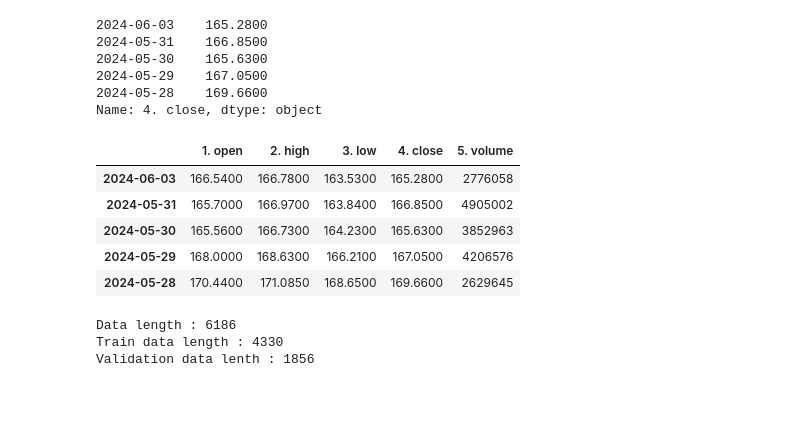
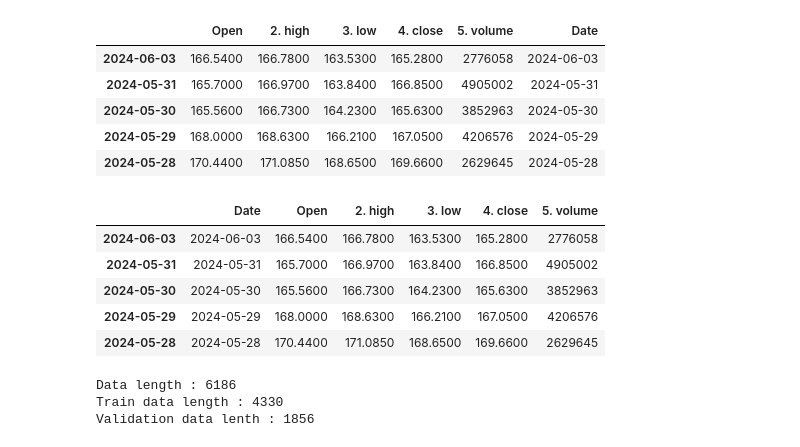
Before and after one commit to tim-boudot/lwhf-investment-strategy, a Jupyter notebook: joe.ipynb, the cells around one changed output. Drawn from its saved outputs; the diff is of its cells as text; code cells hidden in the pictures; blank space fills up the shorter version.

```diff
--- a/joe.ipynb
+++ b/joe.ipynb
@@ -7,14 +8,7 @@ api_data = requests.get(url).json()
 
 apple_df=pd.DataFrame(api_data['Time Series (Daily)']).T
 # %%
-apple_df['4. close'].head()
+#apple_df['4. close'].head()
-# %% [output]
-2024-06-03    165.2800
-2024-05-31    166.8500
-2024-05-30    165.6300
-2024-05-29    167.0500
-2024-05-28    169.6600
-Name: 4. close, dtype: object
 # %%
 import numpy as np # linear algebra
 import pandas as pd # data processing, CSV file I/O (e.g. pd.read_csv)
@@ -29,16 +23,32 @@ import os
 for dirname, _, filenames in os.walk('/kaggle/input'):
     for filename in filenames:
         print(os.path.join(dirname, filename))
-# %%
-data = apple_df
-data.head()
-# %% [output]
-|  | 1. open | 2. high | 3. low | 4. close | 5. volume |
-| 2024-06-03 | 166.5400 | 166.7800 | 163.5300 | 165.2800 | 2776058 |
-| 2024-05-31 | 165.7000 | 166.9700 | 163.8400 | 166.8500 | 4905002 |
-| 2024-05-30 | 165.5600 | 166.7300 | 164.2300 | 165.6300 | 3852963 |
-| 2024-05-29 | 168.0000 | 168.6300 | 166.2100 | 167.0500 | 4206576 |
-| 2024-05-28 | 170.4400 | 171.0850 | 168.6500 | 169.6600 | 2629645 |
+# %%
+data = apple_df
+data['Date']=data.index
+data=data.rename(columns={'1. open':'Open'})
+data.head()
+# %% [output]
+|  | Open | 2. high | 3. low | 4. close | 5. volume | Date |
+| 2024-06-03 | 166.5400 | 166.7800 | 163.5300 | 165.2800 | 2776058 | 2024-06-03 |
+| 2024-05-31 | 165.7000 | 166.9700 | 163.8400 | 166.8500 | 4905002 | 2024-05-31 |
+| 2024-05-30 | 165.5600 | 166.7300 | 164.2300 | 165.6300 | 3852963 | 2024-05-30 |
+| 2024-05-29 | 168.0000 | 168.6300 | 166.2100 | 167.0500 | 4206576 | 2024-05-29 |
+| 2024-05-28 | 170.4400 | 171.0850 | 168.6500 | 169.6600 | 2629645 | 2024-05-28 |
+# %%
+cols = data.columns.tolist()
+cols
+cols = cols[-1:] + cols[:-1]
+cols
+data=data[cols]
+data.head()
+# %% [output]
+|  | Date | Open | 2. high | 3. low | 4. close | 5. volume |
+| 2024-06-03 | 2024-06-03 | 166.5400 | 166.7800 | 163.5300 | 165.2800 | 2776058 |
+| 2024-05-31 | 2024-05-31 | 165.7000 | 166.9700 | 163.8400 | 166.8500 | 4905002 |
+| 2024-05-30 | 2024-05-30 | 165.5600 | 166.7300 | 164.2300 | 165.6300 | 3852963 |
+| 2024-05-29 | 2024-05-29 | 168.0000 | 168.6300 | 166.2100 | 167.0500 | 4206576 |
+| 2024-05-28 | 2024-05-28 | 170.4400 | 171.0850 | 168.6500 | 169.6600 | 2629645 |
 # %%
 length_data = len(data)     # rows that data has
 split_ratio = 0.7           # %70 train + %30 validation
```
Also changed, not shown: parts of 13 cells of this notebook.
